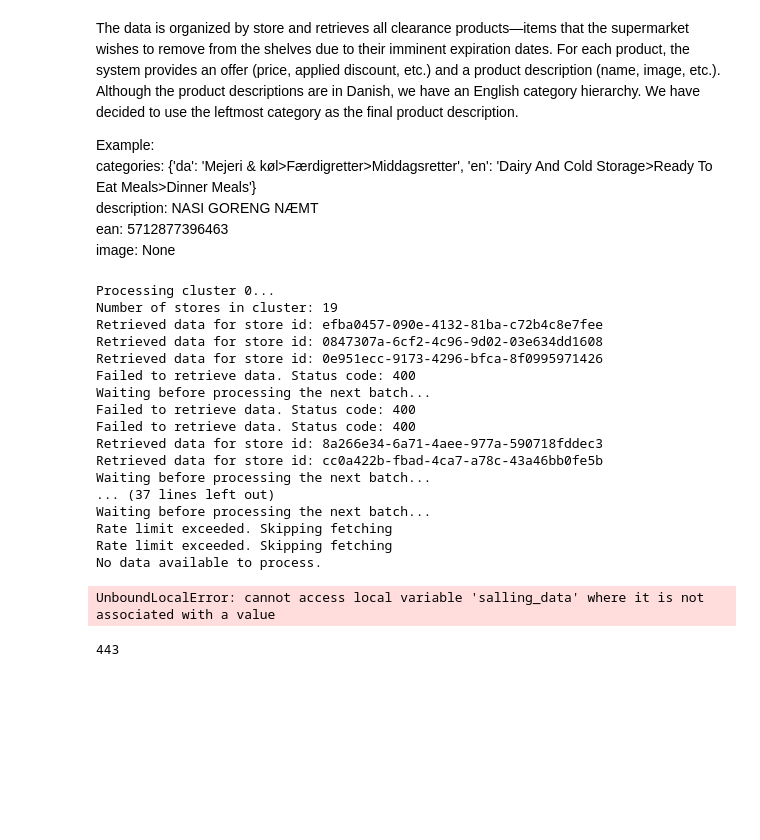
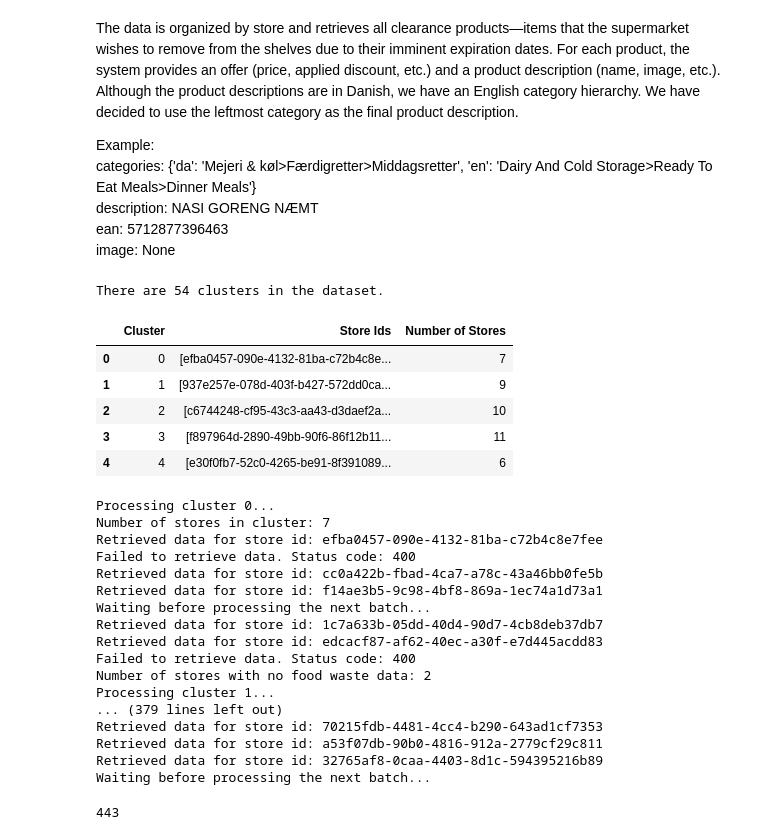
Before and after one commit to AfonsoCunha22/ComputationalToolsProject, a Jupyter notebook: 3_Salling_api.ipynb, the cells around one changed output. Saved outputs shown, nothing was run; the diff lists cells and outputs as text; code cells hidden in the pictures; blank space fills up the shorter version.

Commit message:
renaming and change salling data to use clusters

```diff
--- a/2_salling_api.ipynb
+++ b/3_Salling_api.ipynb
@@ -336,25 +361,38 @@ def get_products_in_clusters(clusters):
 # %%
 # we will apply this function to the clusters dictionary
 # read pickle file
 clusters = pd.read_pickle('data/cluster_store_dict.pkl')
-salling_data = get_products_in_clusters(clusters)
-print("Data processing completed.")
+# print in a dataframe the cluster number and the number of stores in that cluster
+clusters_df = pd.DataFrame(clusters.items(), columns=['Cluster', 'Store Ids'])
+clusters_df['Number of Stores'] = clusters_df['Store Ids'].apply(len)
+print(f"There are {len(clusters_df)} clusters in the dataset.")
+clusters_df.head()
 # %% [output]
-Processing cluster 0...
-Number of stores in cluster: 19
-Retrieved data for store id: efba0457-090e-4132-81ba-c72b4c8e7fee
-Retrieved data for store id: 0847307a-6cf2-4c96-9d02-03e634dd1608
-Retrieved data for store id: 0e951ecc-9173-4296-bfca-8f0995971426
-Failed to retrieve data. Status code: 400
-Waiting before processing the next batch...
-Failed to retrieve data. Status code: 400
-Failed to retrieve data. Status code: 400
-Retrieved data for store id: 8a266e34-6a71-4aee-977a-590718fddec3
-Retrieved data for store id: cc0a422b-fbad-4ca7-a78c-43a46bb0fe5b
-Waiting before processing the next batch...
-... (37 lines left out)
-Waiting before processing the next batch...
-Rate limit exceeded. Skipping fetching
-Rate limit exceeded. Skipping fetching
-No data available to process.
+There are 54 clusters in the dataset.
-UnboundLocalError: cannot access local variable 'salling_data' where it is not associated with a value
+|  | Cluster | Store Ids | Number of Stores |
+| 0 | 0 | [efba0457-090e-4132-81ba-c72b4c8e... | 7 |
+| 1 | 1 | [937e257e-078d-403f-b427-572dd0ca... | 9 |
+| 2 | 2 | [c6744248-cf95-43c3-aa43-d3daef2a... | 10 |
+| 3 | 3 | [f897964d-2890-49bb-90f6-86f12b11... | 11 |
+| 4 | 4 | [e30f0fb7-52c0-4265-be91-8f391089... | 6 |
+# %%
+salling_data, clusters_quality = get_products_in_clusters(clusters)
+print("Data processing completed.")
+# %% [output]
+Processing cluster 0...
+Number of stores in cluster: 7
+Retrieved data for store id: efba0457-090e-4132-81ba-c72b4c8e7fee
+Failed to retrieve data. Status code: 400
+Retrieved data for store id: cc0a422b-fbad-4ca7-a78c-43a46bb0fe5b
+Retrieved data for store id: f14ae3b5-9c98-4bf8-869a-1ec74a1d73a1
+Waiting before processing the next batch...
+Retrieved data for store id: 1c7a633b-05dd-40d4-90d7-4cb8deb37db7
+Retrieved data for store id: edcacf87-af62-40ec-a30f-e7d445acdd83
+Failed to retrieve data. Status code: 400
+Number of stores with no food waste data: 2
+Processing cluster 1...
+... (379 lines left out)
+Retrieved data for store id: 70215fdb-4481-4cc4-b290-643ad1cf7353
+Retrieved data for store id: a53f07db-90b0-4816-912a-2779cf29c811
+Retrieved data for store id: 32765af8-0caa-4403-8d1c-594395216b89
+Waiting before processing the next batch...
```
Also changed, not shown: parts of 10 cells of this notebook, 4 other files.
